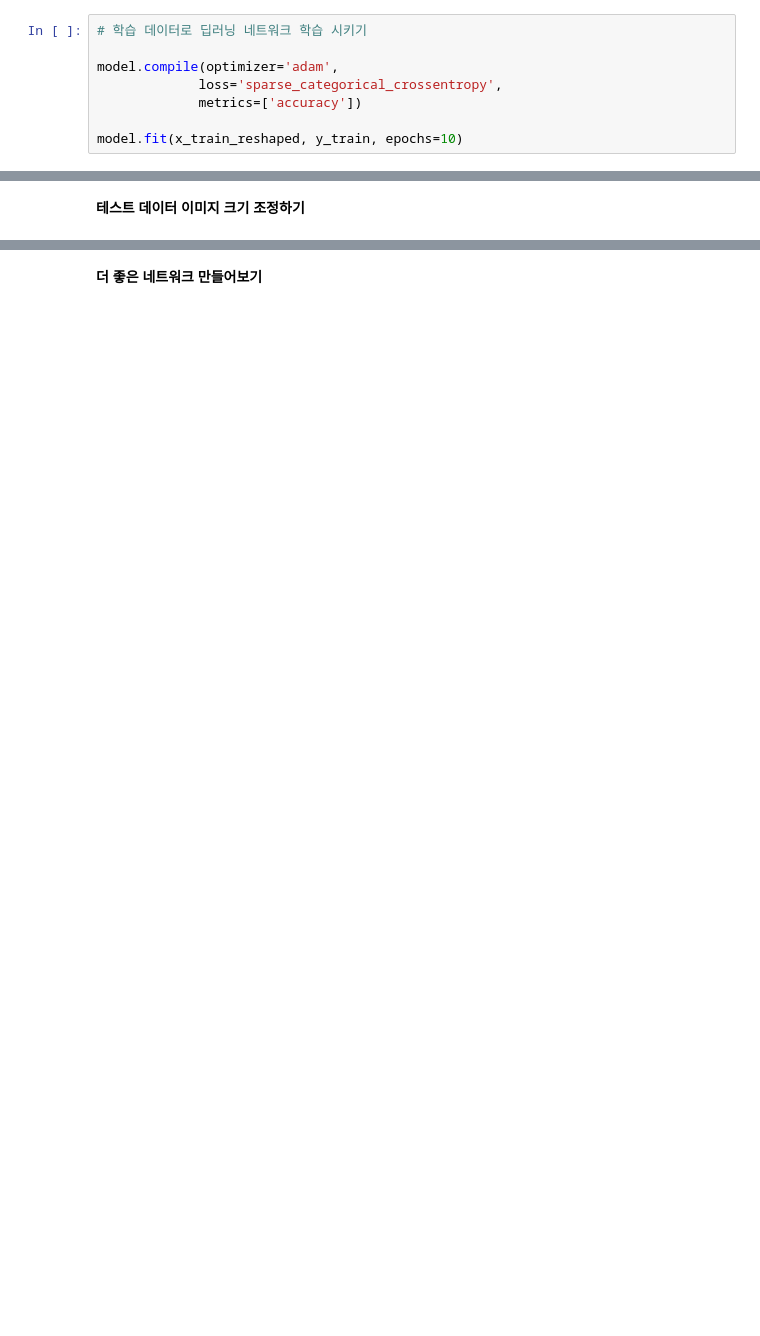
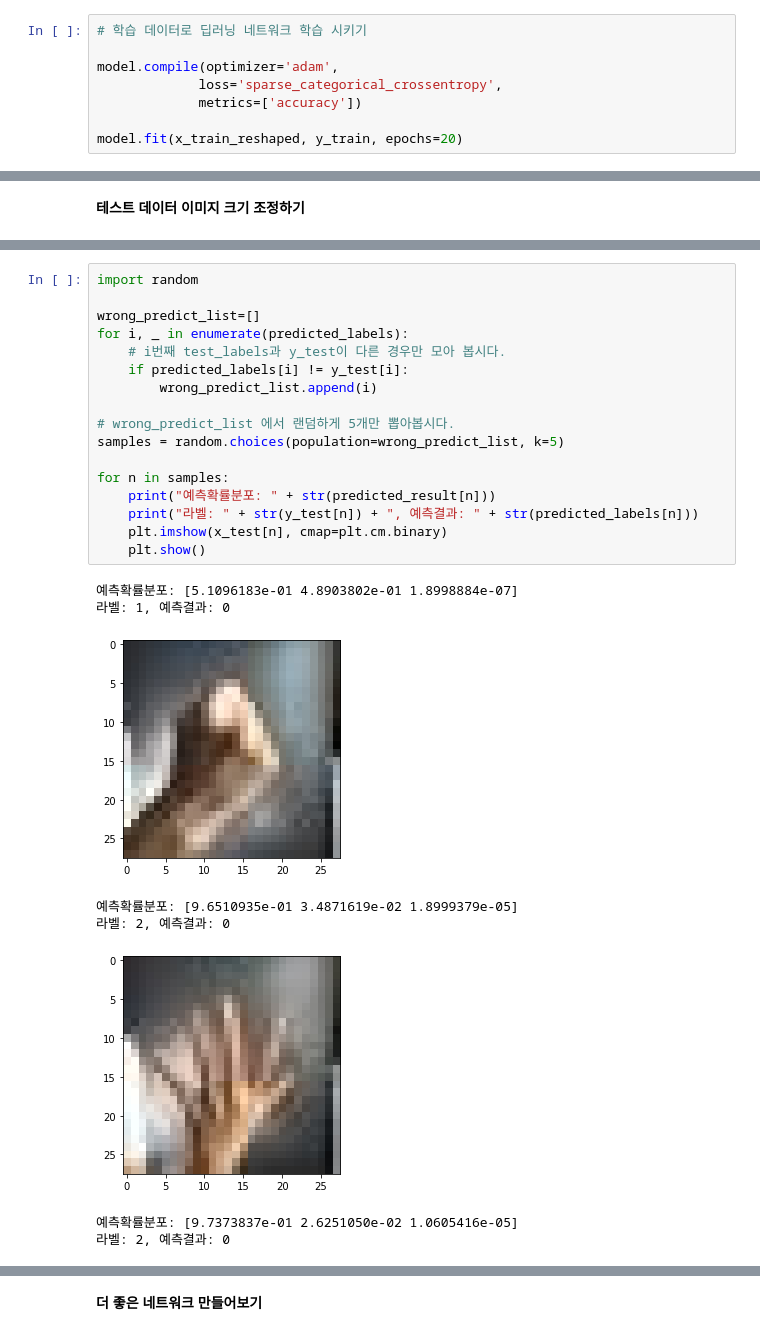
Before and after one commit to CAVASOL/aiffel_quest, a Jupyter notebook: DL_quest/main_quest_03/mq3_rock_paper__scissors.ipynb, the cells around one changed output, grey strips where cells are left out. Saved outputs shown, nothing was run; the diff lists cells and outputs as text; blank space fills up the shorter version.

```diff
--- a/DL_quest/main_quest_03/mq3_rock_paper__scissors.ipynb
+++ b/DL_quest/main_quest_03/mq3_rock_paper__scissors.ipynb
@@ -253,5 +253,5 @@ model.compile(optimizer='adam',
              loss='sparse_categorical_crossentropy',
              metrics=['accuracy'])
 
-model.fit(x_train_reshaped, y_train, epochs=10)
+model.fit(x_train_reshaped, y_train, epochs=20)
 # %% [output]
@@ -841,0 +895,26 @@ plt.show()
+# %%
+import random
+
+wrong_predict_list=[]
+for i, _ in enumerate(predicted_labels):
+    # i번째 test_labels과 y_test이 다른 경우만 모아 봅시다.
+    if predicted_labels[i] != y_test[i]:
+        wrong_predict_list.append(i)
+
+# wrong_predict_list 에서 랜덤하게 5개만 뽑아봅시다.
+samples = random.choices(population=wrong_predict_list, k=5)
+
+for n in samples:
+    print("예측확률분포: " + str(predicted_result[n]))
+    print("라벨: " + str(y_test[n]) + ", 예측결과: " + str(predicted_labels[n]))
+    plt.imshow(x_test[n], cmap=plt.cm.binary)
+    plt.show()
+# %% [output]
+예측확률분포: [5.1096183e-01 4.8903802e-01 1.8998884e-07]
+라벨: 1, 예측결과: 0
+[figure, added]
+예측확률분포: [9.6510935e-01 3.4871619e-02 1.8999379e-05]
+라벨: 2, 예측결과: 0
+[figure, added]
+예측확률분포: [9.7373837e-01 2.6251050e-02 1.0605416e-05]
+라벨: 2, 예측결과: 0
```
Also changed, not shown: parts of 41 cells of this notebook.
